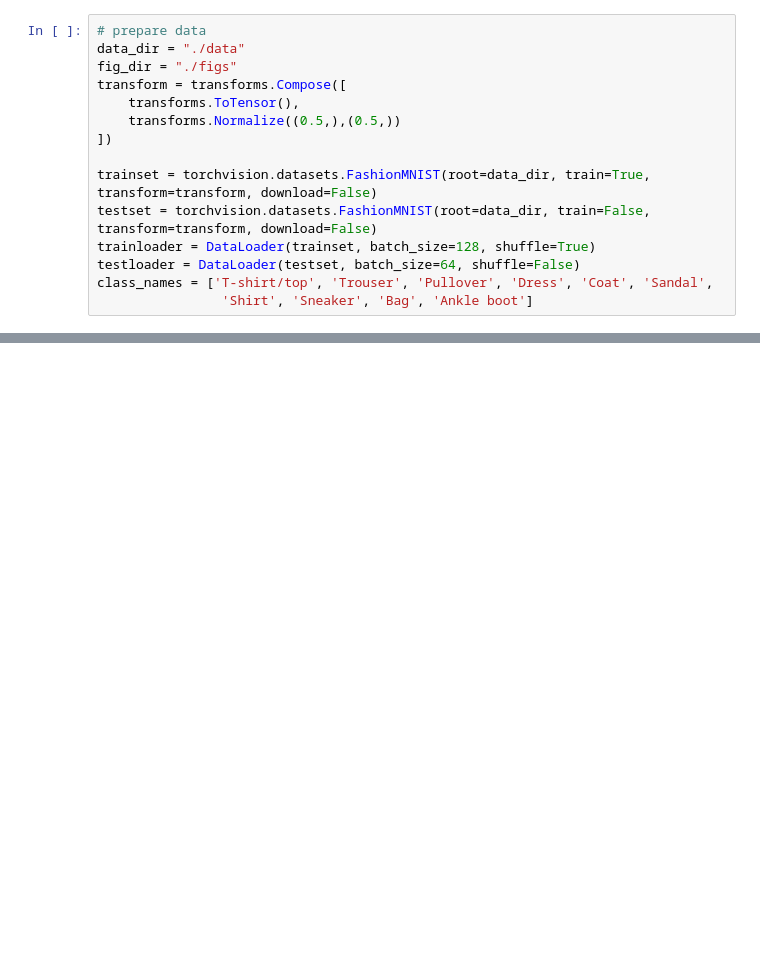
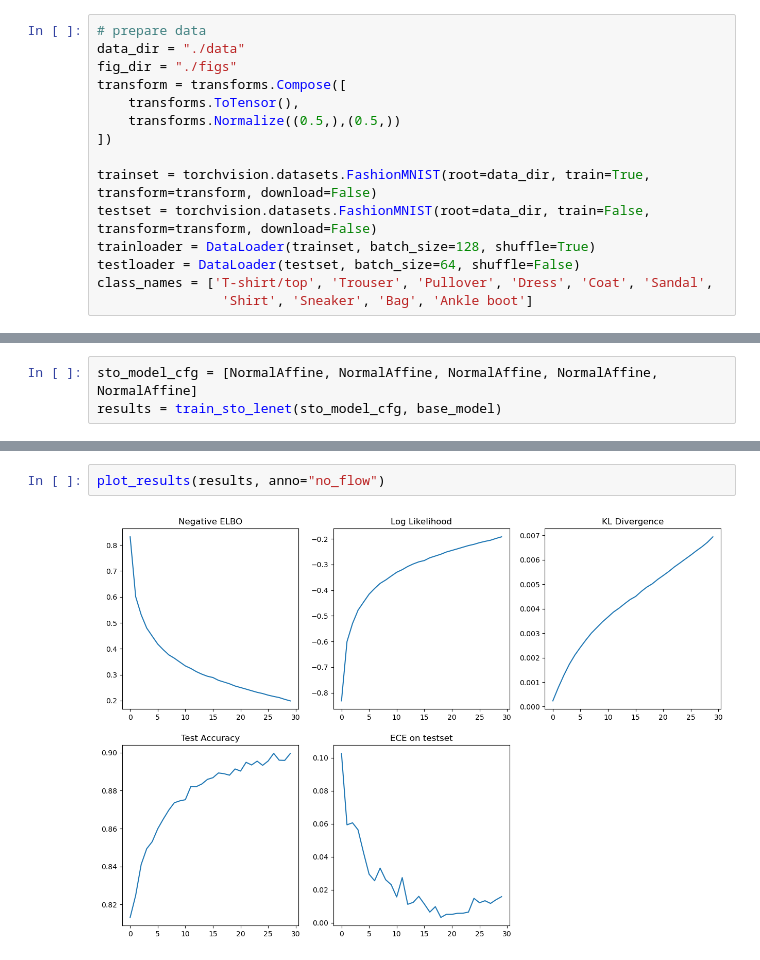
Before and after one commit to Weijiang-Xiong/iBNN_NF, a Jupyter notebook: codes/mnist_lenet.ipynb, the cells around one changed output, grey strips where cells are left out. Drawn from its saved outputs; the diff is of its cells as text; blank space fills up the shorter version.

Commit message:
compare flow with no flow

```diff
--- a/codes/mnist_lenet.ipynb
+++ b/codes/mnist_lenet.ipynb
@@ -217,0 +233,3 @@ ece is slightly lower (0.01 => 0.006): model is better calibrated, so the flow h
+# %%
+sto_model_cfg = [NormalAffine, NormalAffine, NormalAffine, NormalAffine, NormalAffine]
+results = train_sto_lenet(sto_model_cfg, base_model)
@@ -217,0 +254,4 @@ ece is slightly lower (0.01 => 0.006): model is better calibrated, so the flow h
+# %%
+plot_results(results, anno="no_flow")
+# %% [output]
+[figure, added]
```
Also changed, not shown: parts of 7 cells of this notebook, 3 other files.
